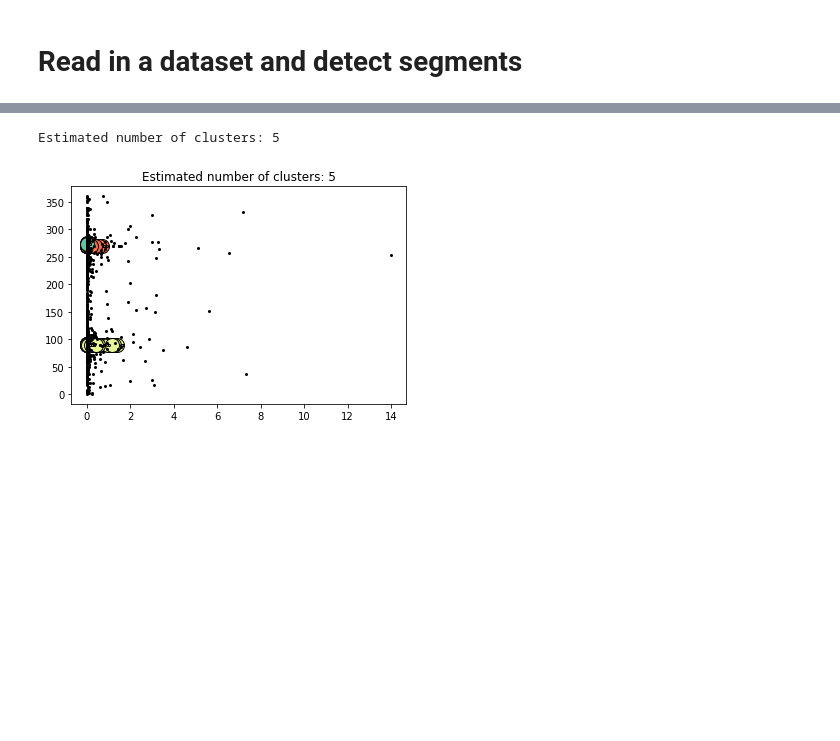
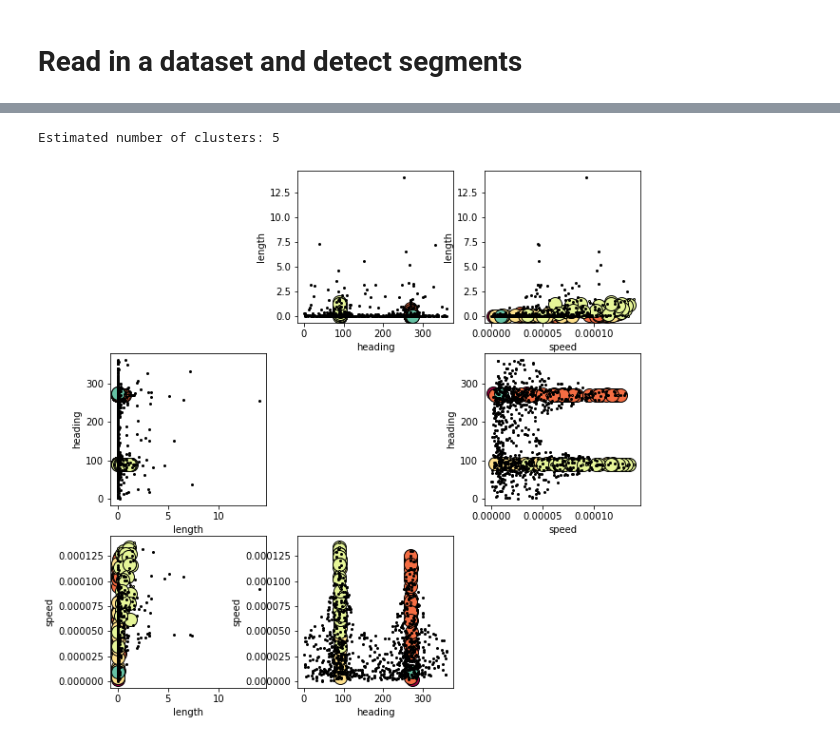
Before and after one commit to oceanhackweek/ohw20-proj-shiptrack, a Jupyter notebook: segmentCluster.ipynb, the cells around one changed output, grey strips where cells are left out. Drawn from its saved outputs; the diff is of its cells as text; code cells hidden in the pictures; blank space fills up the shorter version.

```diff
--- a/segmentCluster.ipynb
+++ b/segmentCluster.ipynb
@@ -89,7 +90,7 @@ def direction_segmentation(gdf, criterion, tol):
 # %% [markdown]
 # Read in a dataset and detect segments
 # %%
-survey = pickle.load(open('datasets/survey.pkl','rb'))
+survey = pickle.load(open('survey.pkl','rb'))
 geo_df = survey.df
 geo_df = geo_df[~geo_df.latitude.isnull()]
 geo_df['dist'] = geo_df.distance(geo_df.shift(-1))
@@ -112,3 +126,19 @@ dataset = iterative_segmentation(geo_df, 'speed', .00001)
 # %%
 traj_collection = mpd.TrajectoryCollection(dataset, 'traj_id') # assemble into a mpd collection to utilize their traj calculations
-trajSummary = pd.DataFrame({'id':[traj.id for traj in traj_collection.trajectories], 'length':[traj.get_length() for traj in traj_collection.trajectories],'heading': [traj.get_direction() for traj in traj_collection.trajectories]})
+[traj.add_speed(overwrite=True) for traj in traj_collection.trajectories]
+trajSummary = pd.DataFrame({'id':[traj.id for traj in traj_collection.trajectories],
+                            'length':[traj.get_length() for traj in traj_collection.trajectories],\
+                            'heading': [traj.get_direction() for traj in traj_collection.trajectories],\
+                            'speed': [traj.df.speed.mean() for traj in traj_collection.trajectories]})
+# %%
+# Test for epsilon value
+X = trajSummary[['length','heading','speed']]
+#scaler = MinMaxScaler()
+#scaled_values = scaler.fit_transform(X)
+#X.loc[:,:] = scaled_values
+neigh = NearestNeighbors(n_neighbors=2)
+nbrs = neigh.fit(X)
+distances, indices = nbrs.kneighbors(X)
+distances = np.sort(distances, axis=0)
+distances = distances[:,1]
+plt.plot(distances)
@@ -115,36 +148,43 @@ trajSummary = pd.DataFrame({'id':[traj.id for traj in traj_collection.trajectori
 # %%
 # Use DBSCAN to determine clusters based on, in this case, traj length and heading
-X = trajSummary[['length','heading']]
 db = DBSCAN(eps=0.3, min_samples=10).fit(X)
 core_samples_mask = np.zeros_like(db.labels_, dtype=bool)
 core_samples_mask[db.core_sample_indices_] = True
 labels = db.labels_
 
 # Number of clusters in labels, ignoring noise if present.
 n_clusters_ = len(set(labels)) - (1 if -1 in labels else 0)
 n_noise_ = list(labels).count(-1)
 print('Estimated number of clusters: %d' % n_clusters_)
 
 #just a plot to see the clusters and noise
 unique_labels = set(labels)
 colors = [plt.cm.Spectral(each)
           for each in np.linspace(0, 1, len(unique_labels))]
-for k, col in zip(unique_labels, colors):
-    if k == -1:
-        # Black used for noise.
-        col = [0, 0, 0, 1]
-    class_member_mask = (labels == k)
-    xy = X[class_member_mask & core_samples_mask]
-    plt.plot(xy.length, xy.heading, 'o', markerfacecolor=tuple(col),
-             markeredgecolor='k', markersize=14)
+ct=1
+fig=plt.figure(figsize=(10,10))
+for y in ['length','heading','speed']:
+    for x in ['length','heading','speed']:
+        if x==y:
+            ct+=1
+        else:
+            for k, col in zip(unique_labels, colors):
+                if k == -1:
+                    # Black used for noise.
+                    col = [0, 0, 0, 1]
+                class_member_mask = (labels == k)
+                ax = fig.add_subplot(3,3,ct,label=x)
+                xy = X[class_member_mask & core_samples_mask]
+                ax.plot(xy[x], xy[y], 'o', markerfacecolor=tuple(col),
+                         markeredgecolor='k', markersize=14)
 
-    xy = X[class_member_mask & ~core_samples_mask]
-    plt.plot(xy.length, xy.heading, 'o', markerfacecolor=tuple(col),
-             markeredgecolor='k', markersize=2)
-
-plt.title('Estimated number of clusters: %d' % n_clusters_)
-plt.show()
+                xy = X[class_member_mask & ~core_samples_mask]
+                ax.plot(xy[x], xy[y], 'o', markerfacecolor=tuple(col),
+                         markeredgecolor='k', markersize=2)
+            ax.set_xlabel(x)
+            ax.set_ylabel(y)
+            ct+=1
 # %% [output]
 Estimated number of clusters: 5
-[figure, old version]
+[figure, new version]
 # %%
```
Also changed, not shown: parts of 8 cells of this notebook.
